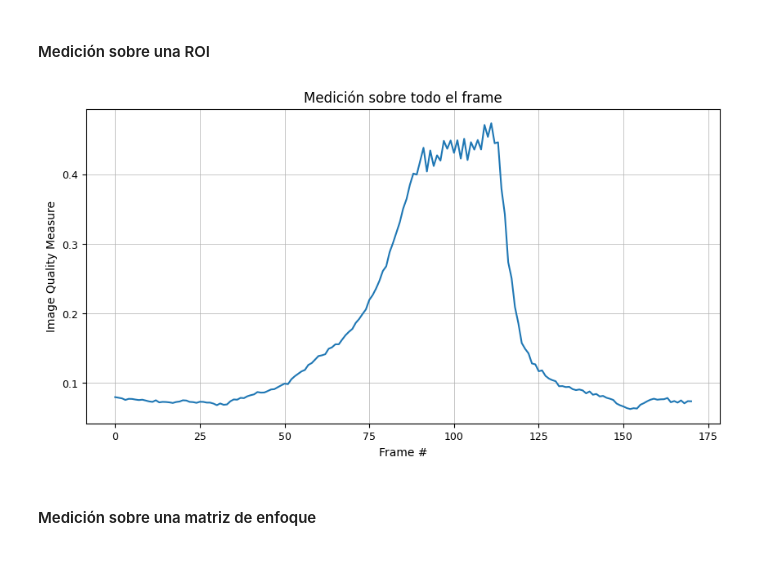
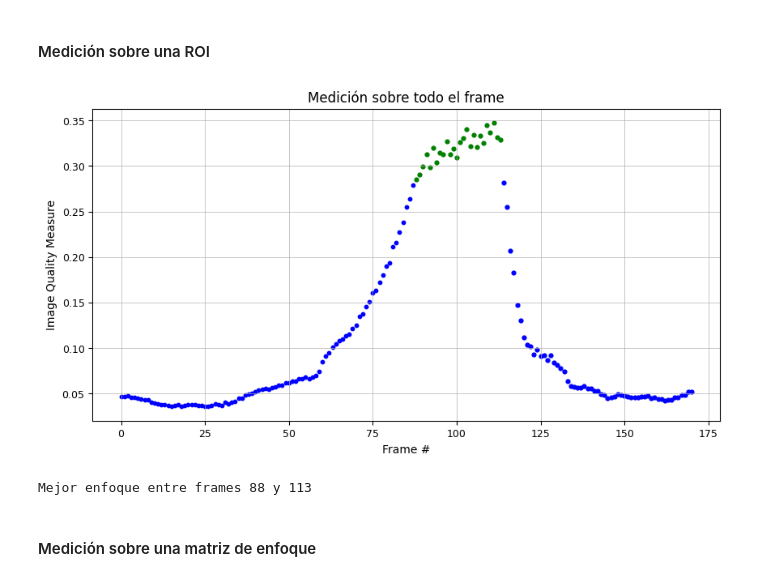
Before and after one commit to fabimass/vpc1-tp2, a Jupyter notebook: tp2_massotto.ipynb, the cells around one changed output. Saved outputs shown, nothing was run; the diff lists cells and outputs as text; code cells hidden in the pictures.

Commit message:
aplicado unsharp masking

```diff
--- a/tp2_massotto.ipynb
+++ b/tp2_massotto.ipynb
@@ -24,6 +24,16 @@ __Puntos extra__: Aplicar unsharp masking para expandir la zona de enfoque y dev
 import cv2
 import matplotlib.pyplot as plt
 import numpy as np
+# %%
+# Función para aplicar unsharp masking
+def unsharp_masking(image):
+    # Aplicar el filtro gaussiano para suavizar la imagen
+    blurred_image = cv2.GaussianBlur(image, (5, 5), 1)
+
+    # Aplicar la máscara de enfoque
+    sharpened_image = cv2.addWeighted(image, 2.5, blurred_image, -0.5, 0)
+
+    return sharpened_image
 # %% [markdown]
 #### Métrica de enfoque: Image Sharpness Measure for Blurred Images in Frequency Domain
 
@@ -152,14 +186,16 @@ def get_roi(image, roi_percentage):
 
     return roi, (x_start, y_start, x_start+roi_size, y_start+roi_size)
 # %%
-def roi_experiment(video, algorithm, roi_percentage):
+def roi_experiment(video, algorithm, roi_percentage, focus_correction=False):
     captura_video = cv2.VideoCapture(video)
 
     if not captura_video.isOpened():
         print("Error al abrir el archivo de video")
     else:
         best_quality = 0
+        worst_quality = np.inf
         quality_by_frame = []
+        best_focus_frames = []
 
         # Obtenemos el frame rate del video
         fps = int(captura_video.get(cv2.CAP_PROP_FPS))
@@ -173,6 +209,10 @@ def roi_experiment(video, algorithm, roi_percentage):
             if not ret:
                 break
 
+            # Aplicar unsharp masking para mejorar el enfoque
+            if focus_correction:
+                frame = unsharp_masking(frame)
+
             # Establecemos la ROI
             roi, coords = get_roi(frame, roi_percentage)
 
@@ -182,13 +222,21 @@ def roi_experiment(video, algorithm, roi_percentage):
             # Guardo el valor para graficarlo despues
             quality_by_frame.append(frame_quality)
 
-            # Analizo si es mejor que el valor actual
+            # Analizo si es mejor que el mejor valor guardado
             if frame_quality > best_quality:
                 best_quality = frame_quality
+
+            # Analizo si es peor que el peor valor guardado
+            if frame_quality < worst_quality:
+                worst_quality = frame_quality
+
 
         # Reseteamos el video
         captura_video.set(cv2.CAP_PROP_POS_FRAMES, 0)
         frame_number = 0
+
+        # Como punto de mayor enfoque utilizo los valores por encima del 80% de la diferencia entre el mejor y el peor enfoque
+        best_focus_point = 0.8 * (best_quality - worst_quality) + worst_quality
 
         # Hago una segunda pasada para marcar en el video el momento de mejor enfoque
         while True:
@@ -198,14 +246,16 @@ def roi_experiment(video, algorithm, roi_percentage):
             if not ret:
                 break
 
-            # Como punto de mayor enfoque utilizo el 80 percentil de los valores obtenidos en el loop anterior
-            best_focus_point = np.percentile(quality_by_frame, 80)
+            # Aplicar unsharp masking para mejorar el enfoque
+            if focus_correction:
+                frame = unsharp_masking(frame)
 
             # Seteo el color de la ROI en base al valor de calidad del frame
             roi_color = (0,0,255)
             frame_quality = quality_by_frame[frame_number]
             if frame_quality >= best_focus_point:
                 roi_color = (0,255,0)
+                best_focus_frames.append(frame_number)
 
             # Dibujo la ROI
             cv2.rectangle(frame, (coords[0],coords[1]), (coords[2],coords[3]), roi_color, 2, cv2.LINE_AA)
@@ -225,7 +275,10 @@ def roi_experiment(video, algorithm, roi_percentage):
 
     # Graficamos la curva del algoritmo
     plt.figure(figsize=(10, 5))
-    plt.plot(quality_by_frame)
+    frames = np.linspace(0,frame_number-1,len(quality_by_frame))
+    plt.scatter(frames[0:best_focus_frames[0]], quality_by_frame[0:best_focus_frames[0]], color='blue', s=10)
+    plt.scatter(frames[best_focus_frames[0]:best_focus_frames[-1]+1], quality_by_frame[best_focus_frames[0]:best_focus_frames[-1]+1], color='green', s=12)
+    plt.scatter(frames[best_focus_frames[-1]+1:len(quality_by_frame)], quality_by_frame[best_focus_frames[-1]+1:len(quality_by_frame)], color='blue', s=12)
     plt.grid(True, linewidth=0.5)
     plt.xlabel('Frame #', fontsize=10)
     plt.ylabel('Image Quality Measure', fontsize=10)
@@ -233,10 +286,13 @@ def roi_experiment(video, algorithm, roi_percentage):
     plt.tick_params(axis='y', labelsize=9)
     plt.title('Medición sobre todo el frame', fontsize=12)
     plt.show()
+
+    print(f"Mejor enfoque entre frames {best_focus_frames[0]} y {best_focus_frames[-1]}")
 # %%
-roi_experiment('video/focus_video.mov', image_quality_measure, 5)
+roi_experiment('video/focus_video.mov', image_quality_measure, 10)
 # %% [output]
-[figure, old version]
+[figure, new version]
+Mejor enfoque entre frames 88 y 113
 # %% [markdown]
 #### Medición sobre una matriz de enfoque
 # %%
```
Also changed, not shown: parts of 15 cells of this notebook.
